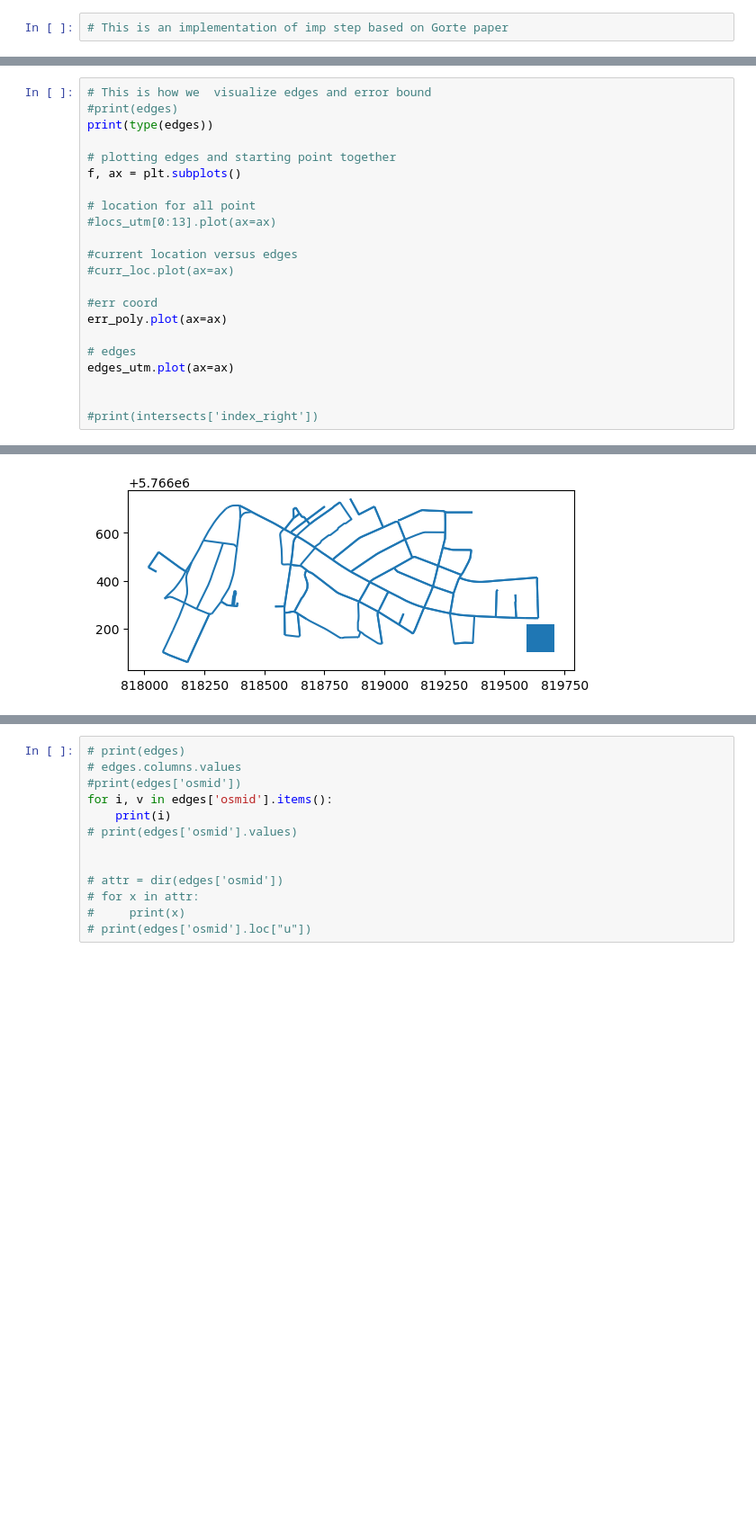
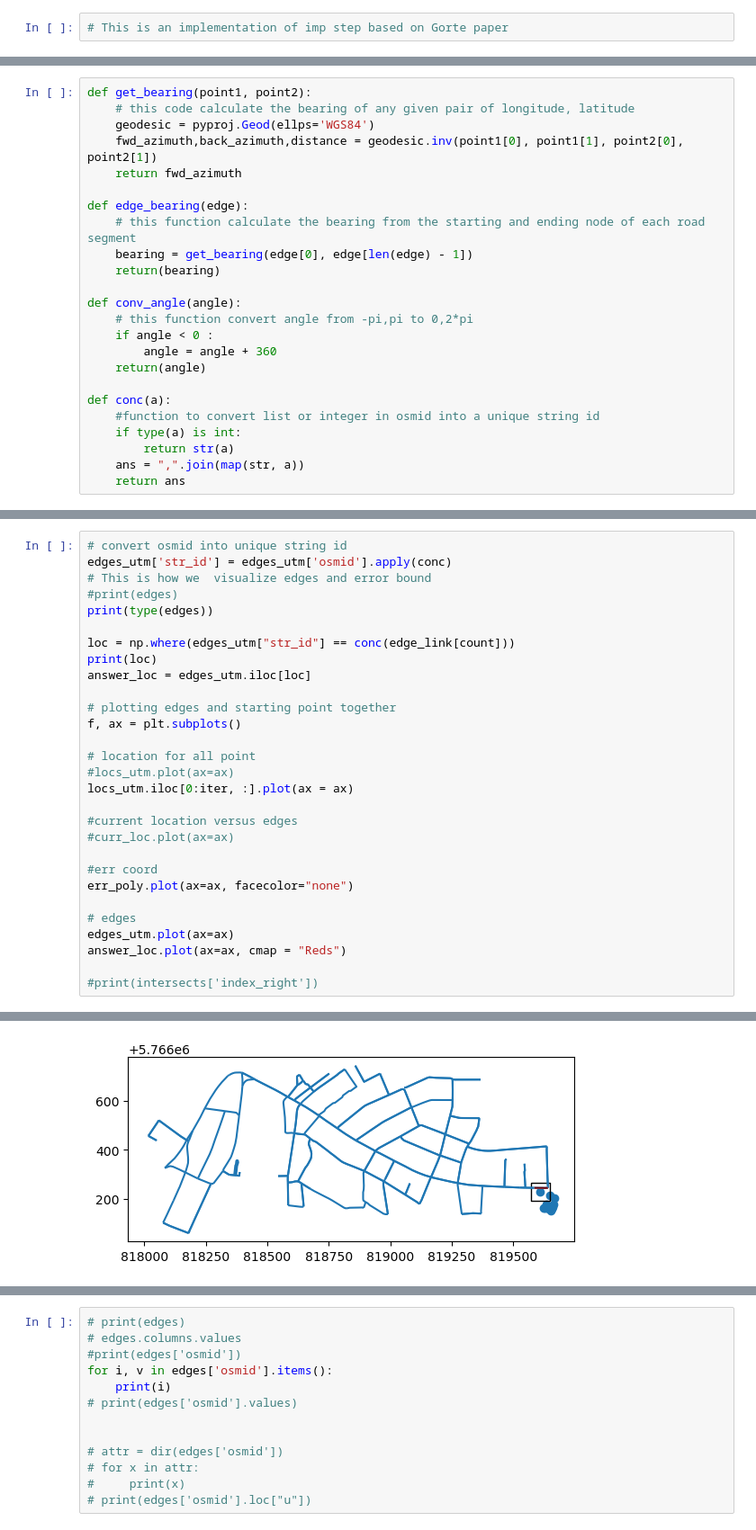
Before and after one commit to gjgress/G-RIPS-2022-Mitsubishi-A, a Jupyter notebook: Code/IMP.ipynb, the cells around one changed output, grey strips where cells are left out. Shown at 90% size. Saved outputs shown, nothing was run; the diff lists cells and outputs as text; blank space fills up the shorter version.

```diff
--- a/Code/IMP.ipynb
+++ b/Code/IMP.ipynb
@@ -35 +37,25 @@ G = ox.graph.graph_from_bbox(maxy, miny, maxx, minx, network_type='drive') #
+# %%
+def get_bearing(point1, point2):
+    # this code calculate the bearing of any given pair of longitude, latitude
+    geodesic = pyproj.Geod(ellps='WGS84')
+    fwd_azimuth,back_azimuth,distance = geodesic.inv(point1[0], point1[1], point2[0], point2[1])
+    return fwd_azimuth
+
+def edge_bearing(edge):
+    # this function calculate the bearing from the starting and ending node of each road segment
+    bearing = get_bearing(edge[0], edge[len(edge) - 1])
+    return(bearing)
+
+def conv_angle(angle):
+    # this function convert angle from -pi,pi to 0,2*pi
+    if angle < 0 :
+        angle = angle + 360
+    return(angle)
+
+def conc(a):
+    #function to convert list or integer in osmid into a unique string id
+    if type(a) is int:
+        return str(a)
+    ans = ",".join(map(str, a))
+    return ans
 # %%
@@ -146,23 +334,30 @@ geopandas.geodataframe.GeoDataFrame
 # %%
+# convert osmid into unique string id
+edges_utm['str_id'] = edges_utm['osmid'].apply(conc)
 # This is how we  visualize edges and error bound
 #print(edges)
 print(type(edges))
+
+loc = np.where(edges_utm["str_id"] == conc(edge_link[count]))
+print(loc)
+answer_loc = edges_utm.iloc[loc]
 
 # plotting edges and starting point together
 f, ax = plt.subplots()
 
 # location for all point
-#locs_utm[0:13].plot(ax=ax)
+#locs_utm.plot(ax=ax)
+locs_utm.iloc[0:iter, :].plot(ax = ax)
 
 #current location versus edges
 #curr_loc.plot(ax=ax)
 
 #err coord
-err_poly.plot(ax=ax)
+err_poly.plot(ax=ax, facecolor="none")
 
 # edges
 edges_utm.plot(ax=ax)
-
+answer_loc.plot(ax=ax, cmap = "Reds")
 
 #print(intersects['index_right'])
 # %% [output]
@@ -170,2 +366,2 @@ edges_utm.plot(ax=ax)
 <Axes: >
-[figure, old version]
+[figure, new version]
```
Also changed, not shown: parts of 11 cells of this notebook, 1 other file.
